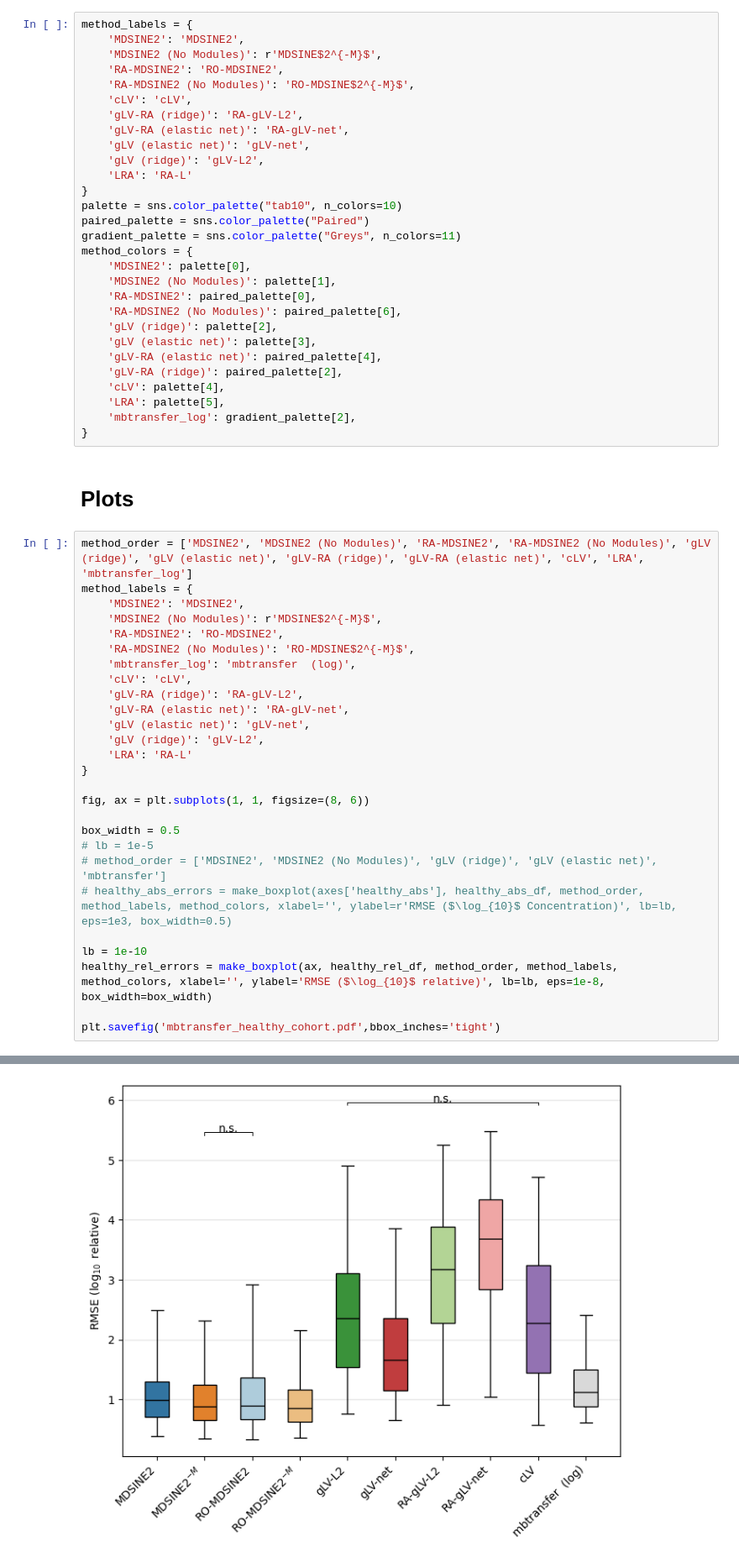
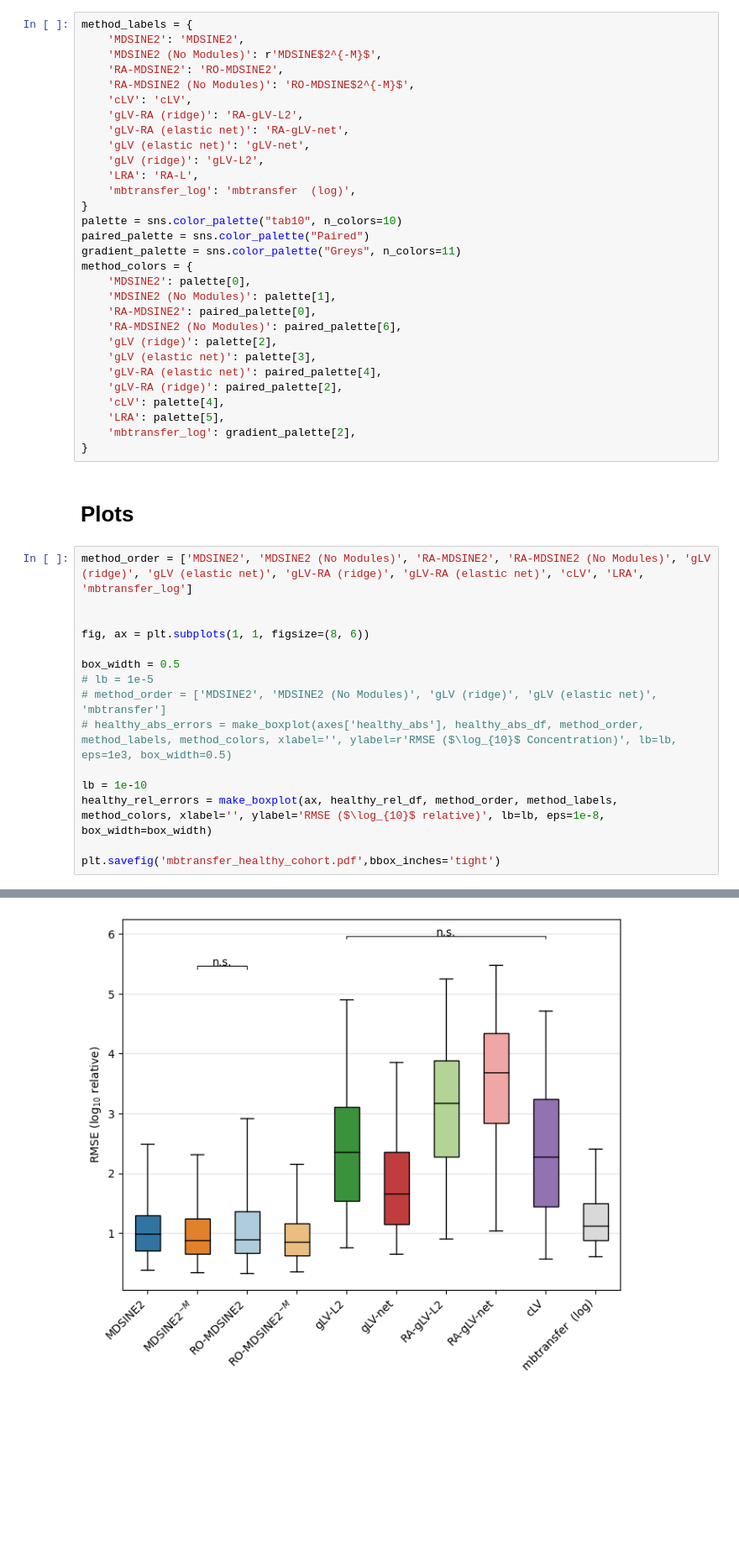
Before and after one commit to gibsonlab/microbiome_interventions, a Jupyter notebook: _plots/step1_cv_plot.ipynb, the cells around one changed output, grey strips where cells are left out. Shown: that part at 84% size. Saved outputs shown, nothing was run; the diff lists cells and outputs as text; blank space fills up the shorter version.

```diff
--- a/_plots/step1_cv_plot.ipynb
+++ b/_plots/step1_cv_plot.ipynb
@@ -201,7 +201,8 @@ method_labels = {
     'gLV-RA (elastic net)': 'RA-gLV-net',
     'gLV (elastic net)': 'gLV-net',
     'gLV (ridge)': 'gLV-L2',
-    'LRA': 'RA-L'
+    'LRA': 'RA-L',
+    'mbtransfer_log': 'mbtransfer  (log)',
 }
 palette = sns.color_palette("tab10", n_colors=10)
 paired_palette = sns.color_palette("Paired")
@@ -223,19 +224,7 @@ method_colors = {
 # Plots
 # %%
 method_order = ['MDSINE2', 'MDSINE2 (No Modules)', 'RA-MDSINE2', 'RA-MDSINE2 (No Modules)', 'gLV (ridge)', 'gLV (elastic net)', 'gLV-RA (ridge)', 'gLV-RA (elastic net)', 'cLV', 'LRA', 'mbtransfer_log']
-method_labels = {
-    'MDSINE2': 'MDSINE2',
-    'MDSINE2 (No Modules)': r'MDSINE$2^{-M}$',
-    'RA-MDSINE2': 'RO-MDSINE2',
-    'RA-MDSINE2 (No Modules)': 'RO-MDSINE$2^{-M}$',
-    'mbtransfer_log': 'mbtransfer  (log)',
-    'cLV': 'cLV',
-    'gLV-RA (ridge)': 'RA-gLV-L2',
-    'gLV-RA (elastic net)': 'RA-gLV-net',
-    'gLV (elastic net)': 'gLV-net',
-    'gLV (ridge)': 'gLV-L2',
-    'LRA': 'RA-L'
-}
+
 
 fig, ax = plt.subplots(1, 1, figsize=(8, 6))
 
@@ -255 +241 @@ Passing `palette` without assigning `hue` is deprecated and will be removed in v
-[figure, old version]
+[figure, new version]
```
Also changed, not shown: parts of 1 cell of this notebook, 1 other file.
